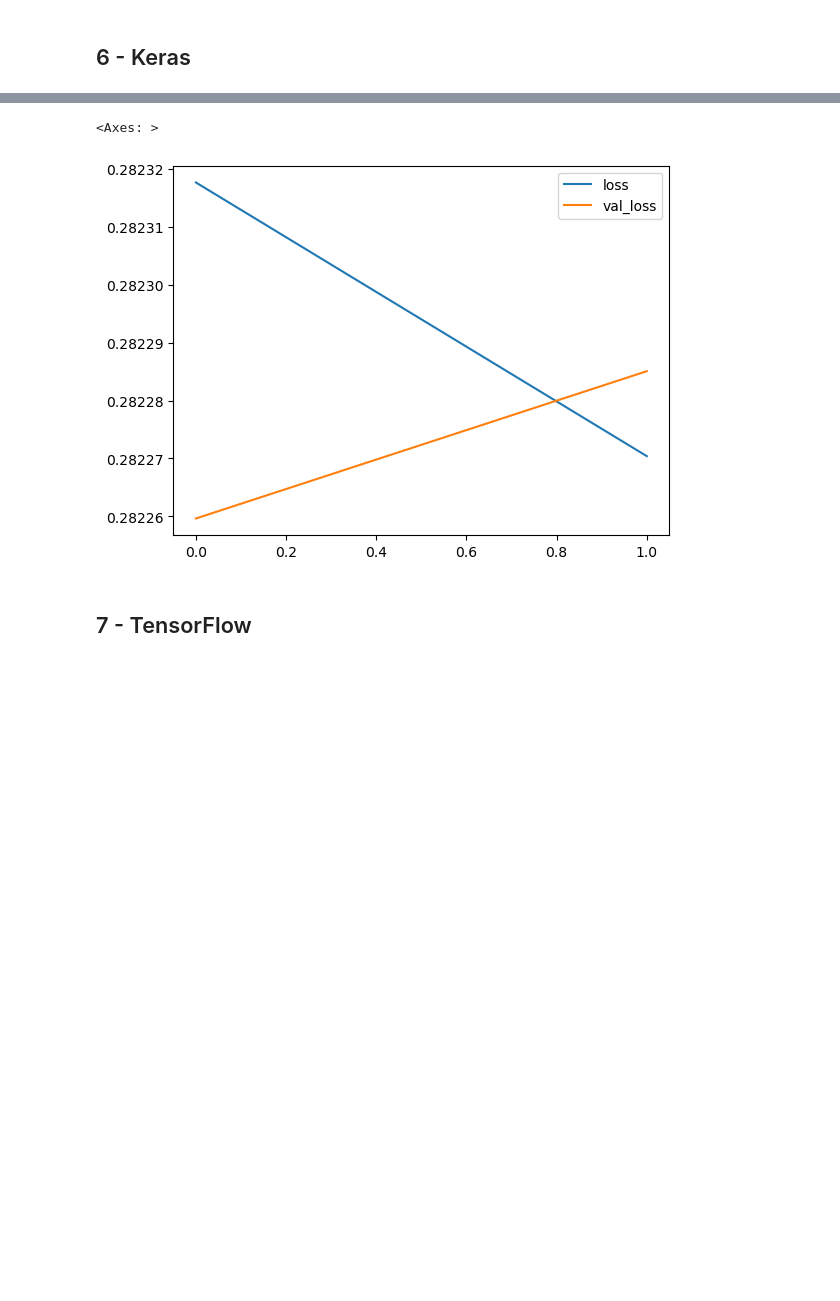
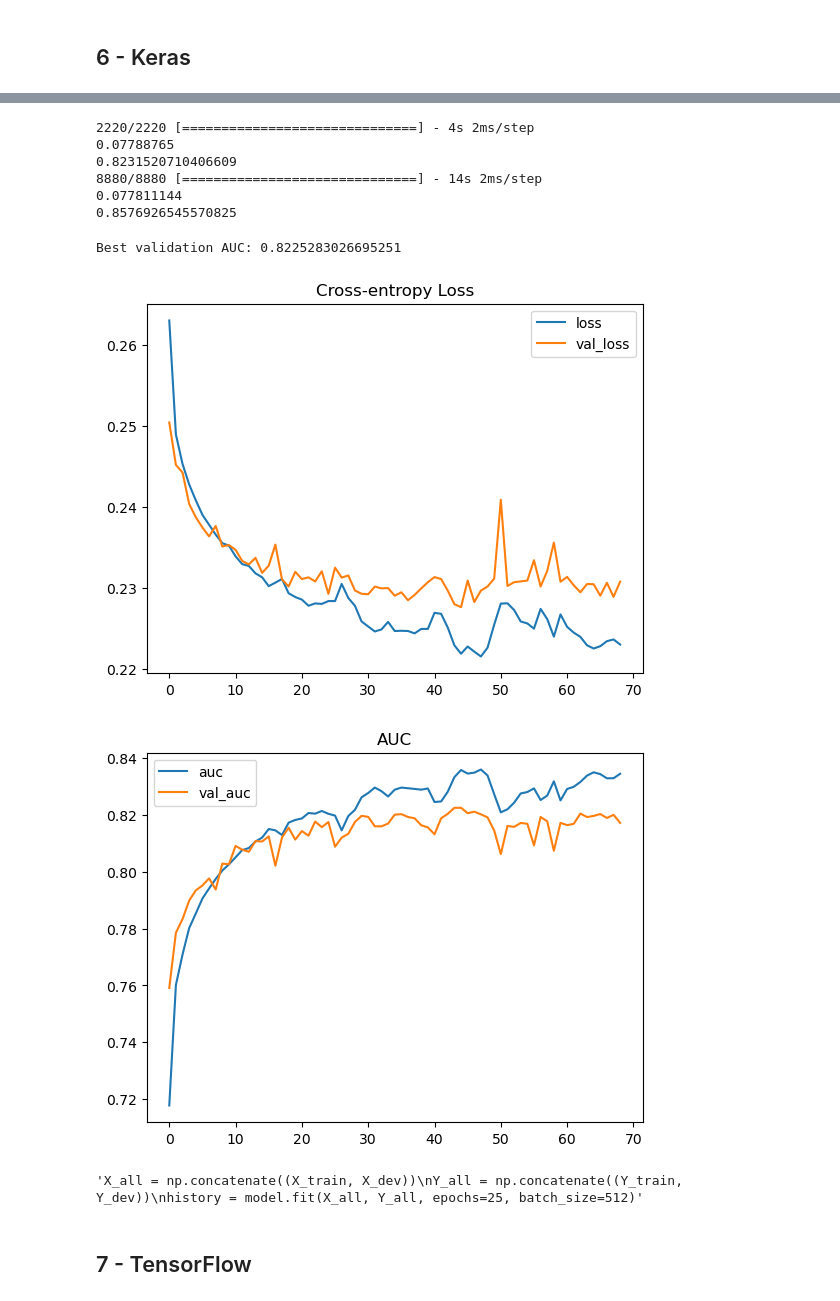
Before and after one commit to MedAymenF/churn, a Jupyter notebook: churn.ipynb, the cells around one changed output, grey strips where cells are left out. Saved outputs shown, nothing was run; the diff lists cells and outputs as text; code cells hidden in the pictures; blank space fills up the shorter version.

Commit message:
Achieved 0.8231 AUC on the dev set with Keras.

```diff
--- a/churn.ipynb
+++ b/churn.ipynb
@@ -291,0 +257,11 @@ model.compile(optimizer='adam', loss='binary_crossentropy', metrics=['binary_acc
+# %%
+tuner = keras_tuner.RandomSearch(
+    hypermodel=build_model,
+    objective=keras_tuner.Objective("val_auc", direction="max"),
+    max_trials=25,
+    executions_per_trial=1,
+    overwrite=True,
+    directory="/kaggle/working/",
+    project_name="hyperparameter_tuning",
+)
+tuner.search_space_summary()
@@ -291,0 +314,3 @@ model.compile(optimizer='adam', loss='binary_crossentropy', metrics=['binary_acc
+# %%
+best_hps = tuner.get_best_hyperparameters(1)[0]
+best_model = build_model(best_hps)
@@ -292,3 +331,4 @@ model.compile(optimizer='adam', loss='binary_crossentropy', metrics=['binary_acc
 # %%
-history = model.fit(X_train, Y_train, validation_data=(X_dev, Y_dev), epochs=2, batch_size=512)
+early_stopping = keras.callbacks.EarlyStopping(monitor='val_auc', patience=25, min_delta=5e-4, restore_best_weights=True)
+history = best_model.fit(X_train, Y_train, validation_data=(X_dev, Y_dev), epochs=200, batch_size=512, callbacks=[early_stopping])
 # %% [output]
@@ -299,9 +352,32 @@ Epoch 2/2
-# %%
-history = pd.DataFrame(history.history)
-history[['loss', 'val_loss']].plot()
-# %% [output]
-<Axes: >
-[figure, removed]
+# %%
+dev_predictions = best_model.predict(X_dev)
+print(dev_predictions.mean())
+print(roc_auc_score(Y_dev, dev_predictions))
+train_predictions = best_model.predict(X_train)
+print(train_predictions.mean())
+print(roc_auc_score(Y_train, train_predictions))
+# %% [output]
+2220/2220 [==============================] - 4s 2ms/step
+0.07788765
+0.8231520710406609
+8880/8880 [==============================] - 14s 2ms/step
+0.077811144
+0.8576926545570825
+# %%
+history_df = pd.DataFrame(history.history)
+history_df[['loss', 'val_loss']].plot(title='Cross-entropy Loss')
+history_df[['auc', 'val_auc']].plot(title='AUC')
+print(f"Best validation AUC: {history_df['val_auc'].max()}")
+# %% [output]
+Best validation AUC: 0.8225283026695251
+[figure, added]
+[figure, added]
+# %%
+'''X_all = np.concatenate((X_train, X_dev))
+Y_all = np.concatenate((Y_train, Y_dev))
+history = model.fit(X_all, Y_all, epochs=25, batch_size=512)'''
+# %% [output]
+'X_all = np.concatenate((X_train, X_dev))\nY_all = np.concatenate((Y_train, Y_dev))\nhistory = model.fit(X_all, Y_all, epochs=25, batch_size=512)'
 # %% [markdown]
 ## 7 - TensorFlow
 # %% [markdown]
```
Also changed, not shown: parts of 69 cells of this notebook, 1 other file.
